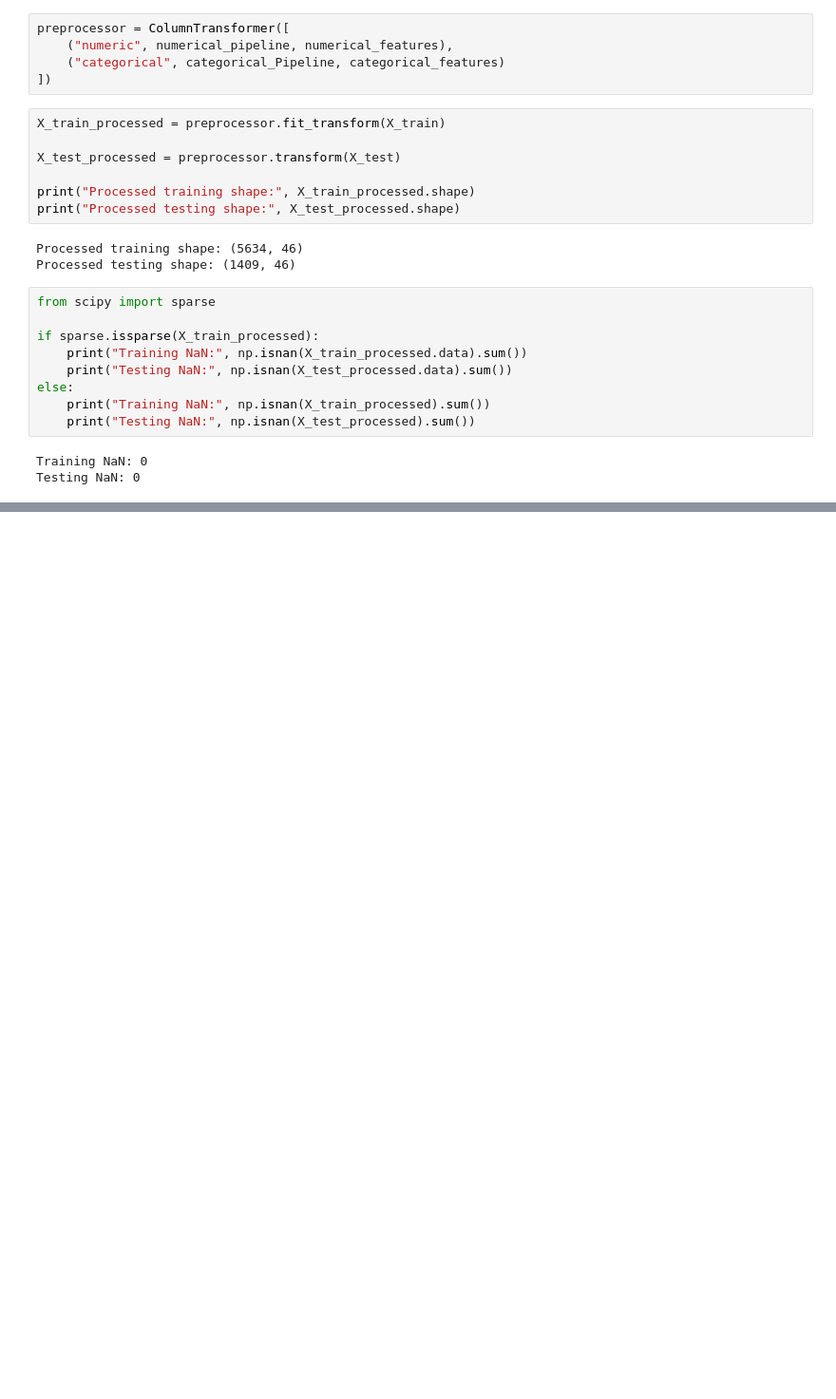
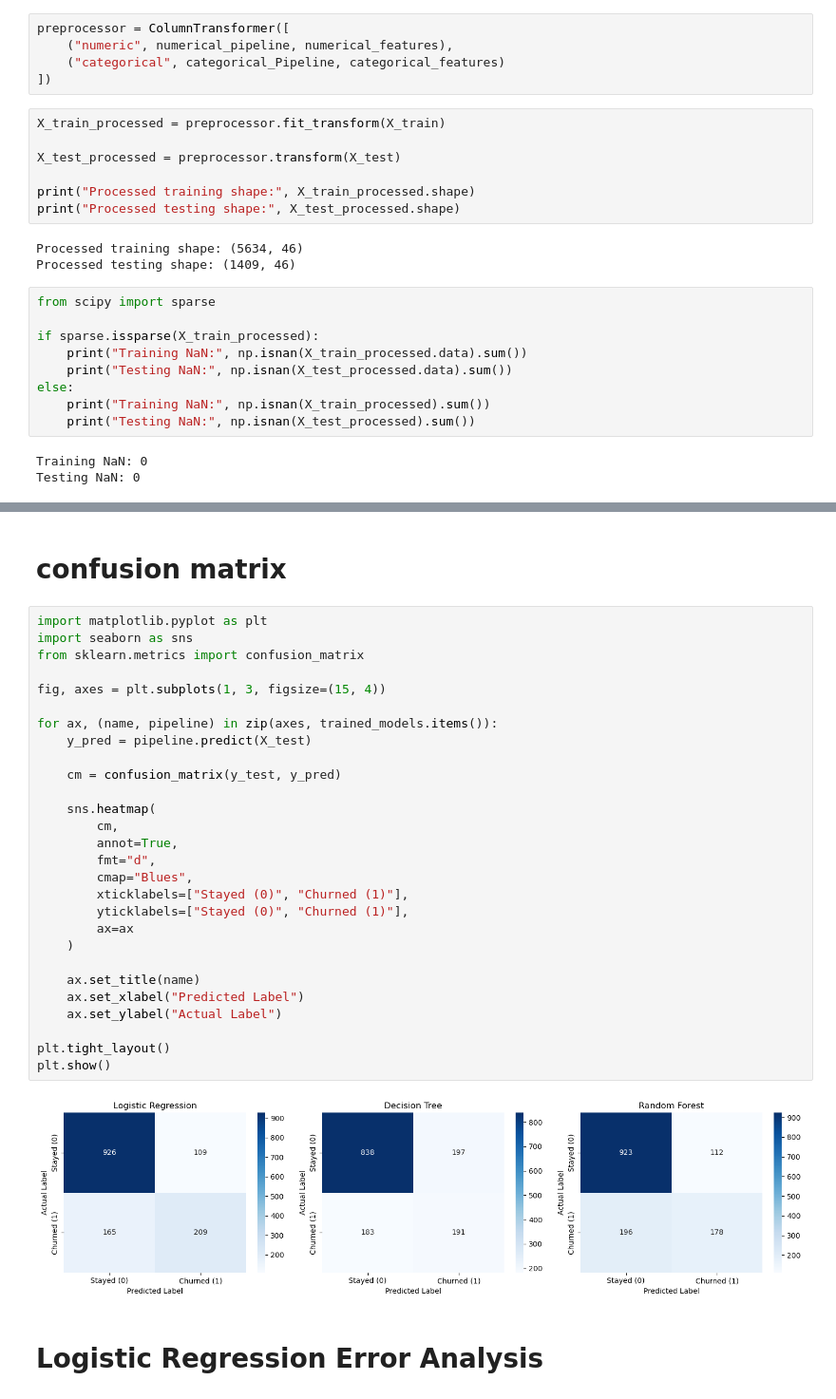
Before and after one commit to HumairaMahi-03/Customer-Churn-Prediction, a Jupyter notebook: notebooks/index.ipynb, the cells around one changed output, grey strips where cells are left out. Shown at 95% size. Cells and saved outputs as stored; diff of their text form; blank space fills up the shorter version.

```diff
--- a/notebooks/index.ipynb
+++ b/notebooks/index.ipynb
@@ -480,0 +562,34 @@ Testing NaN: 0
+# %% [markdown]
+# confusion matrix
+# %%
+import matplotlib.pyplot as plt
+import seaborn as sns
+from sklearn.metrics import confusion_matrix
+
+fig, axes = plt.subplots(1, 3, figsize=(15, 4))
+
+for ax, (name, pipeline) in zip(axes, trained_models.items()):
+    y_pred = pipeline.predict(X_test)
+
+    cm = confusion_matrix(y_test, y_pred)
+
+    sns.heatmap(
+        cm,
+        annot=True,
+        fmt="d",
+        cmap="Blues",
+        xticklabels=["Stayed (0)", "Churned (1)"],
+        yticklabels=["Stayed (0)", "Churned (1)"],
+        ax=ax
+    )
+
+    ax.set_title(name)
+    ax.set_xlabel("Predicted Label")
+    ax.set_ylabel("Actual Label")
+
+plt.tight_layout()
+plt.show()
+# %% [output]
+[figure, added]
+# %% [markdown]
+# Logistic Regression Error Analysis
```
Also changed, not shown: parts of 12 cells of this notebook, 1 other file.
